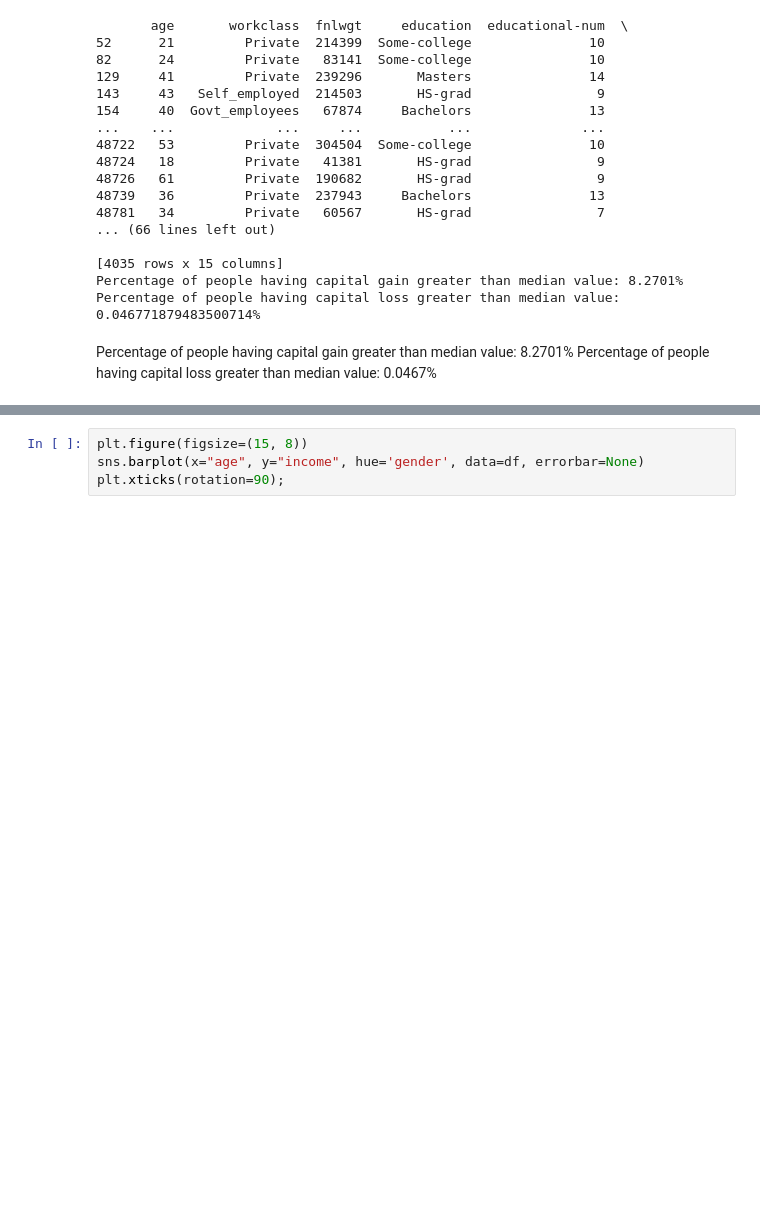
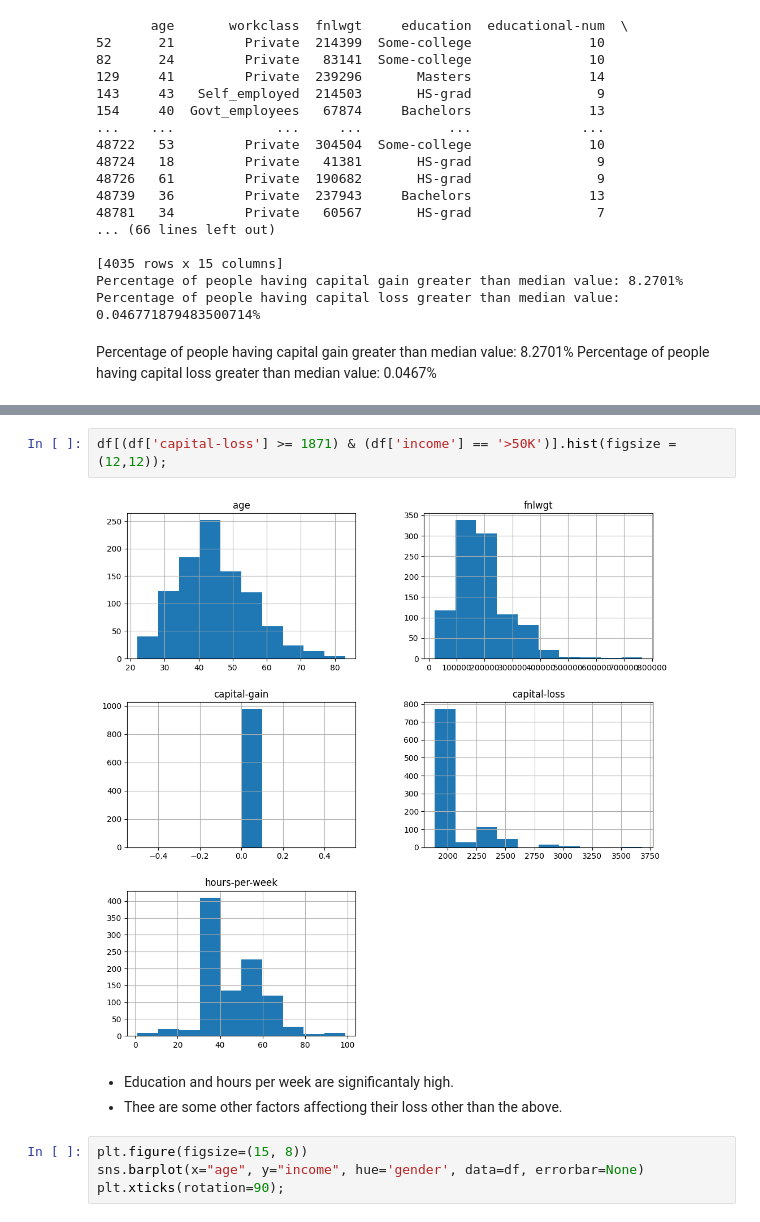
Before and after one commit to Kassandracw8/Adult-Income-, a Jupyter notebook: Adult_Income.ipynb, the cells around one changed output, grey strips where cells are left out. Cells and saved outputs as stored; diff of their text form; blank space fills up the shorter version.

```diff
--- a/Adult_Income.ipynb
+++ b/Adult_Income.ipynb
@@ -434,3 +457,12 @@ I know the column has outliers. I still don't know how to handle them. Myabe mor
+# %%
+df[(df['capital-loss'] >= 1871) & (df['income'] == '>50K')].hist(figsize = (12,12));
+# %% [output]
+[figure, added]
+# %% [markdown]
+
+
+*   Education and hours per week are significantaly high.
+*   Thee are some other factors affectiong their loss other than the above.
 # %%
 plt.figure(figsize=(15, 8))
 sns.barplot(x="age", y="income", hue='gender', data=df, errorbar=None)
```
Also changed, not shown: parts of 43 cells of this notebook.
